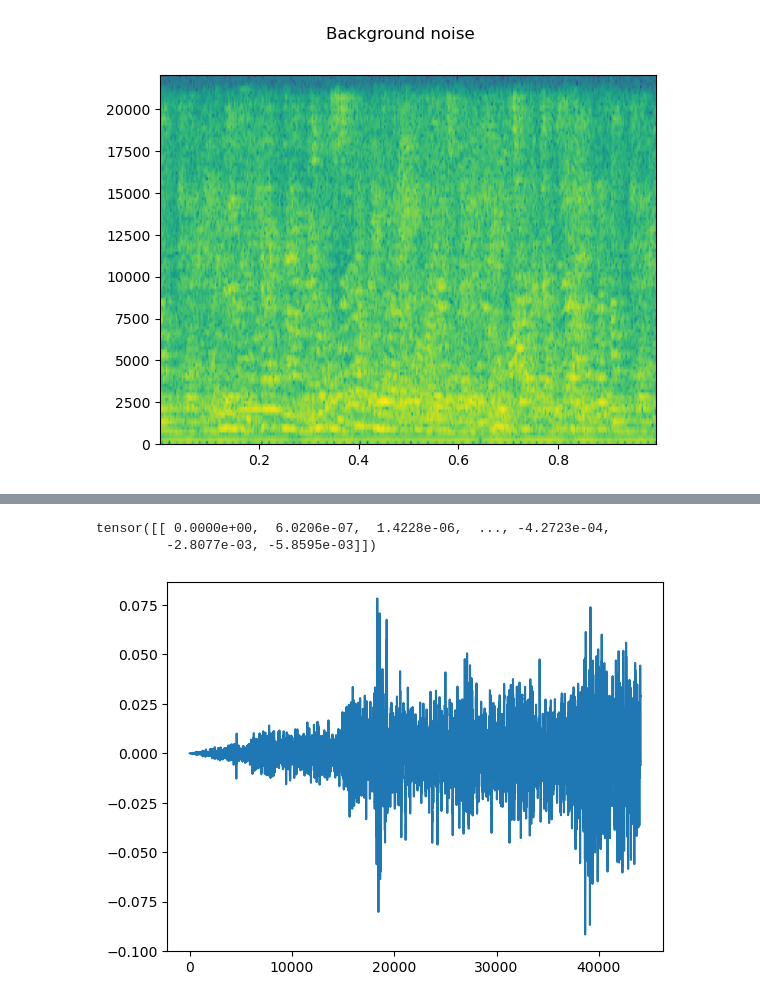
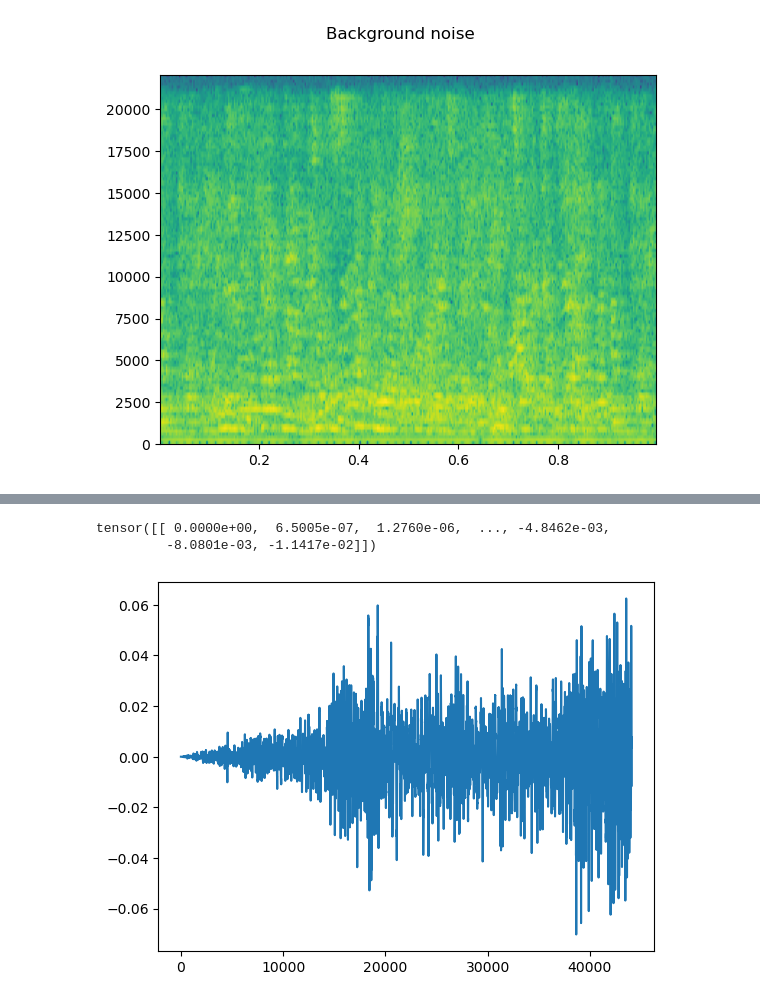
Before and after one commit to dragonsearch/DCASE-Task1, a Jupyter notebook: jupyter_data_aug.ipynb, the cells around one changed output, grey strips where cells are left out. Cells and saved outputs as stored; diff of their text form; code cells hidden in the pictures.

```diff
--- a/jupyter_data_aug.ipynb
+++ b/jupyter_data_aug.ipynb
@@ -11,8 +45,7 @@ from transforms import TimeShiftValue, TimeShiftRange
 # %%
-waveform, sample_rate = torchaudio.load('data/TAU-urban-acoustic-scenes-2022-mobile-development/audio/airport-barcelona-0-2-4-s5.wav')
-#Resample to 44100
-transform = T.Resample(orig_freq=sample_rate, new_freq=44100)
-transformed = transform(waveform)
+waveform, sample_rate = torchaudio.load('data/TAU-urban-acoustic-scenes-2022-mobile-development/audio/airport-barcelona-0-2-4-s6.wav')
 
-print(transformed)
+print(waveform)
+print(waveform.shape)
+print(sample_rate)
 # %% [output]
@@ -95,14 +126,14 @@ Audio(noisy_speeches, rate=sample_rate)
 # %%
 transform = T.Fade(fade_in_len=sample_rate, fade_shape='linear')
 faded = transform(waveform)
 print(faded)
 plt.plot(faded.t().numpy())
 plt.show()
-Audio(transformed, rate=sample_rate)
+Audio(waveform, rate=sample_rate)
 # %% [output]
-tensor([[ 0.0000e+00,  6.0206e-07,  1.4228e-06,  ..., -4.2723e-04,
-         -2.8077e-03, -5.8595e-03]])
+tensor([[ 0.0000e+00,  6.5005e-07,  1.2760e-06,  ..., -4.8462e-03,
+         -8.0801e-03, -1.1417e-02]])
-[figure, old version]
+[figure, new version]
 [interactive output not drawn]
 # %%
 transform = T.Vol(gain=0.5)
```
Also changed, not shown: parts of 16 cells of this notebook, 2 other files.
